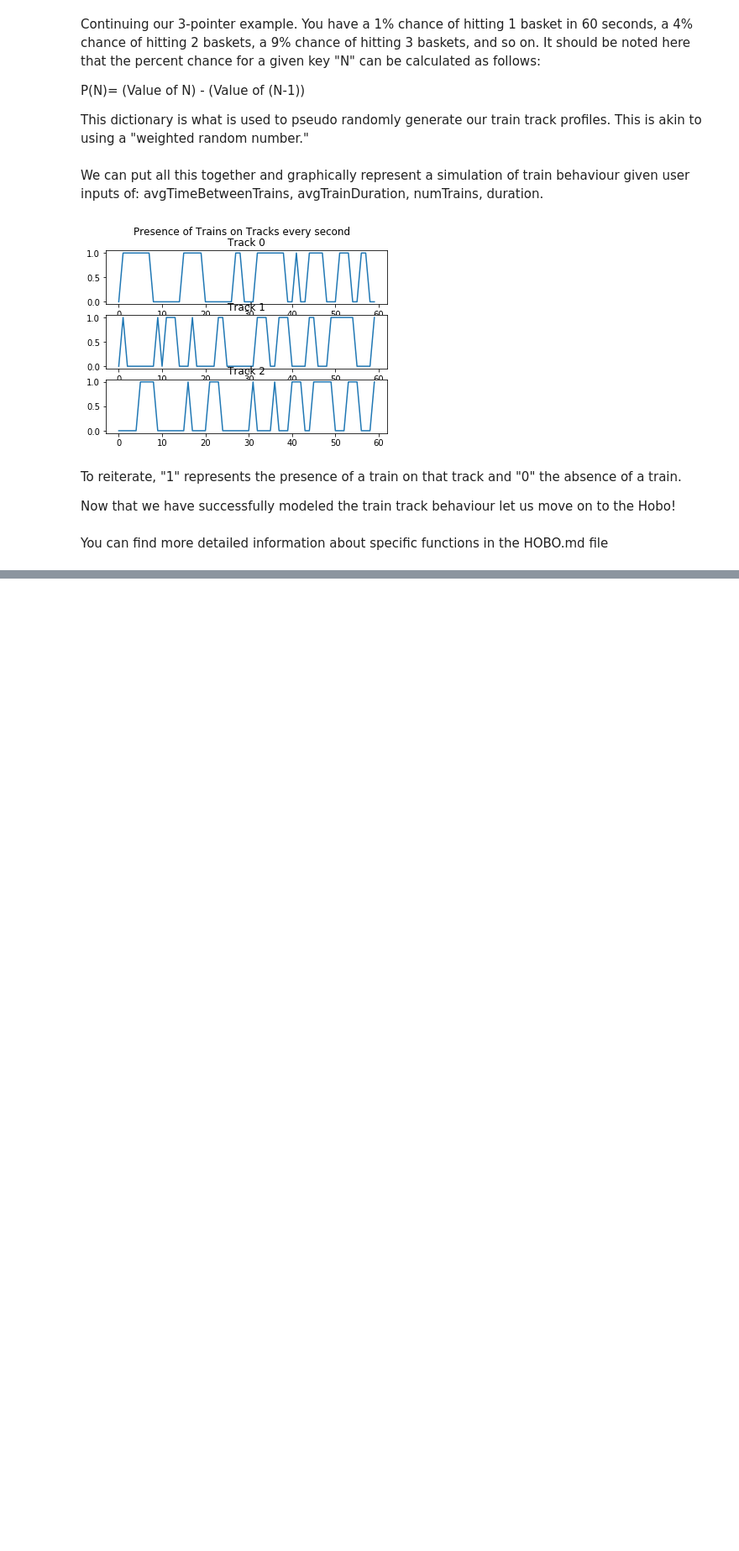
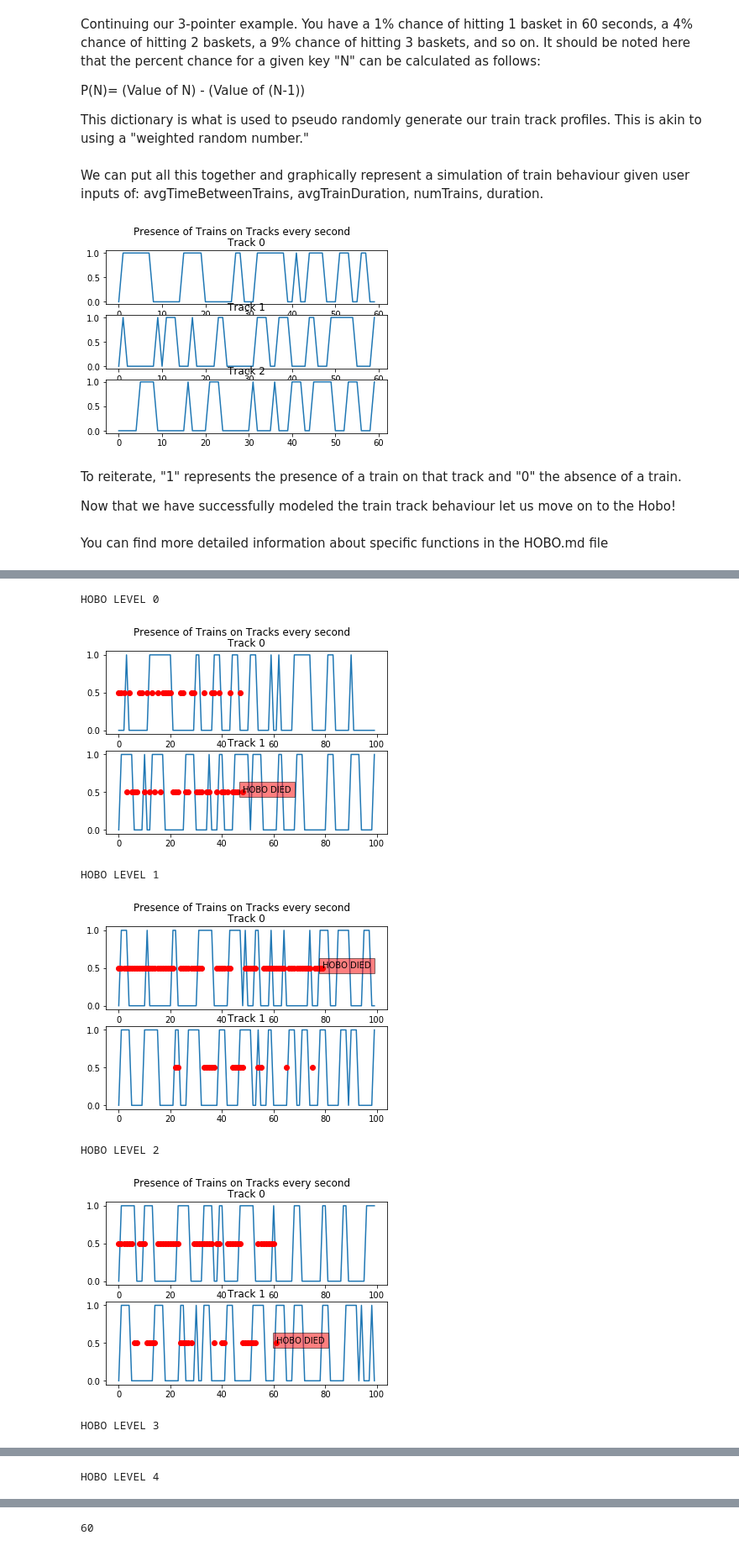
Before and after one commit to OneHandKlap/CPS406---Hobos, a Jupyter notebook: HogwartsHobos.ipynb, the cells around one changed output, grey strips where cells are left out. Shown at 84% size. Cells and saved outputs as stored; diff of their text form; code cells hidden in the pictures; blank space fills up the shorter version.

Commit message:
new graphs

```diff
--- a/HogwartsHobos.ipynb
+++ b/HogwartsHobos.ipynb
@@ -372,0 +377,19 @@ print(simulateGame(5,3,2,100,0))
+# %%
+print("HOBO LEVEL 0")
+simulateGame(5,3,2,100,0)
+print("HOBO LEVEL 1")
+simulateGame(5,3,2,100,1)
+print("HOBO LEVEL 2")
+simulateGame(5,3,2,100,2)
+print("HOBO LEVEL 3")
+simulateGame(5,3,2,100,3)
+print("HOBO LEVEL 4")
+simulateGame(5,3,2,100,4)
+# %% [output]
+HOBO LEVEL 0
+[figure, added]
+HOBO LEVEL 1
+[figure, added]
+HOBO LEVEL 2
+[figure, added]
+HOBO LEVEL 3
@@ -372,0 +397 @@ print(simulateGame(5,3,2,100,0))
+HOBO LEVEL 4
@@ -372,0 +399 @@ print(simulateGame(5,3,2,100,0))
+60
```
Also changed, not shown: parts of 7 cells of this notebook, 2 other files.
